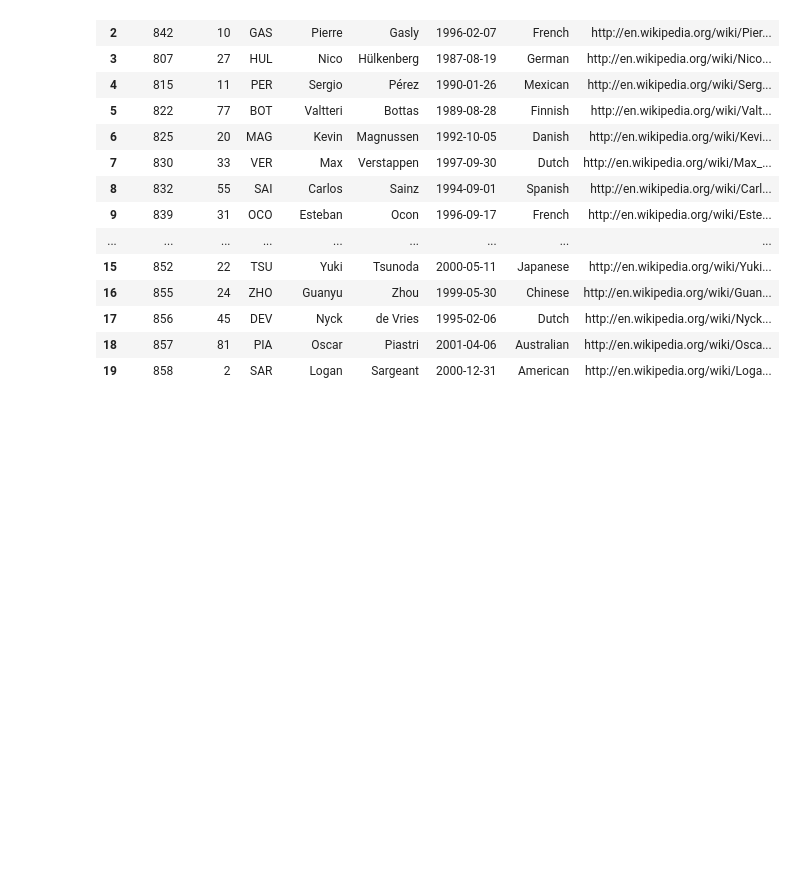
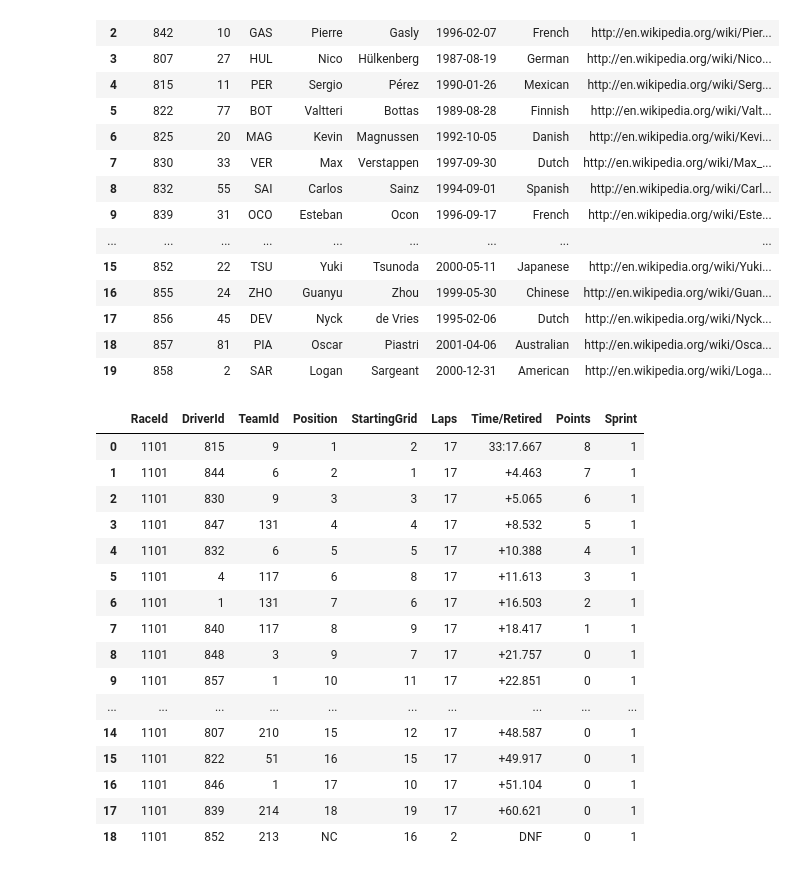
Before and after one commit to arekpaterak/formula1-app, a Jupyter notebook: Formula1/Dataset/cleaning.ipynb, the cells around one changed output. Drawn from its saved outputs; the diff is of its cells as text; code cells hidden in the pictures; blank space fills up the shorter version.

```diff
--- a/Formula1/Dataset/cleaning.ipynb
+++ b/Formula1/Dataset/cleaning.ipynb
@@ -173,3 +191,70 @@ drivers
 | 17 | 856 | 45 | DEV | Nyck | de Vries | 1995-02-06 | Dutch | http://en.wikipedia.org/wiki/Nyck... |
 | 18 | 857 | 81 | PIA | Oscar | Piastri | 2001-04-06 | Australian | http://en.wikipedia.org/wiki/Osca... |
 | 19 | 858 | 2 | SAR | Logan | Sargeant | 2000-12-31 | American | http://en.wikipedia.org/wiki/Loga... |
+# %%
+sprint_results = pd.read_csv('github/Formula1_2023season_sprintResults.csv')
+
+sprint_results.columns = sprint_results.columns.str.replace(' ', '')
+sprint_results = pd.concat([sprint_results, sprint_results['Driver'].str.split(' ', n=1, expand=True).rename(columns={0: 'FirstName', 1: 'LastName'})], axis=1)
+sprint_results['LastName'] = sprint_results['LastName'].str.replace('De ', 'de ')
+sprint_results['LastName'] = sprint_results['LastName'].str.replace('Perez', 'Pérez')
+sprint_results['LastName'] = sprint_results['LastName'].str.replace('Hulkenberg', 'Hülkenberg')
+
+track_to_circuit_id = {
+    'Bahrain': 3,
+    'Saudi Arabia': 77,
+    'Australia': 1,
+    'Azerbaijan': 73,
+    'Miami': 79,
+}
+
+sprint_results['CircuitId'] = sprint_results['Track'].apply(lambda x: track_to_circuit_id[x])
+
+team_to_team_id = {
+    'Red Bull Racing Honda RBPT': 9,
+    'Aston Martin Aramco Mercedes': 117,
+    'Ferrari': 6,
+    'Mercedes': 131,
+    'Alfa Romeo Ferrari': 51,
+    'Alpine Renault': 214,
+    'Williams Mercedes': 3,
+    'AlphaTauri Honda RBPT': 213,
+    'Haas Ferrari': 210,
+    'McLaren Mercedes': 1
+}
+
+sprint_results['TeamId'] = sprint_results['Team'].apply(lambda x: team_to_team_id[x])
+
+sprint_results = sprint_results.merge(drivers, on=['LastName', 'FirstName'], how='left')[[*sprint_results.columns.tolist(), 'DriverId']]
+
+sprint_results = sprint_results.merge(races, on='CircuitId', how='left')[[*sprint_results.columns.tolist(), 'RaceId']]
+
+sprint_results = sprint_results.drop(columns=['Track', 'Driver', 'Team', 'FirstName', 'LastName', 'No', 'CircuitId'])
+
+columns = sprint_results.columns.to_list()
+columns = list(reversed(columns[-3:])) + columns[:-3]
+sprint_results = sprint_results[columns]
+
+sprint_results['Sprint'] = 1
+
+display(sprint_results)
+
+sprint_results.to_csv('final/sprint_results.csv', index=False)
+# %% [output]
+|  | RaceId | DriverId | TeamId | Position | StartingGrid | Laps | Time/Retired | Points | Sprint |
+| 0 | 1101 | 815 | 9 | 1 | 2 | 17 | 33:17.667 | 8 | 1 |
+| 1 | 1101 | 844 | 6 | 2 | 1 | 17 | +4.463 | 7 | 1 |
+| 2 | 1101 | 830 | 9 | 3 | 3 | 17 | +5.065 | 6 | 1 |
+| 3 | 1101 | 847 | 131 | 4 | 4 | 17 | +8.532 | 5 | 1 |
+| 4 | 1101 | 832 | 6 | 5 | 5 | 17 | +10.388 | 4 | 1 |
+| 5 | 1101 | 4 | 117 | 6 | 8 | 17 | +11.613 | 3 | 1 |
+| 6 | 1101 | 1 | 131 | 7 | 6 | 17 | +16.503 | 2 | 1 |
+| 7 | 1101 | 840 | 117 | 8 | 9 | 17 | +18.417 | 1 | 1 |
+| 8 | 1101 | 848 | 3 | 9 | 7 | 17 | +21.757 | 0 | 1 |
+| 9 | 1101 | 857 | 1 | 10 | 11 | 17 | +22.851 | 0 | 1 |
+| ... | ... | ... | ... | ... | ... | ... | ... | ... | ... |
+| 14 | 1101 | 807 | 210 | 15 | 12 | 17 | +48.587 | 0 | 1 |
+| 15 | 1101 | 822 | 51 | 16 | 15 | 17 | +49.917 | 0 | 1 |
+| 16 | 1101 | 846 | 1 | 17 | 10 | 17 | +51.104 | 0 | 1 |
+| 17 | 1101 | 839 | 214 | 18 | 19 | 17 | +60.621 | 0 | 1 |
+| 18 | 1101 | 852 | 213 | NC | 16 | 2 | DNF | 0 | 1 |
```
Also changed, not shown: parts of 5 cells of this notebook, 13 other files.
